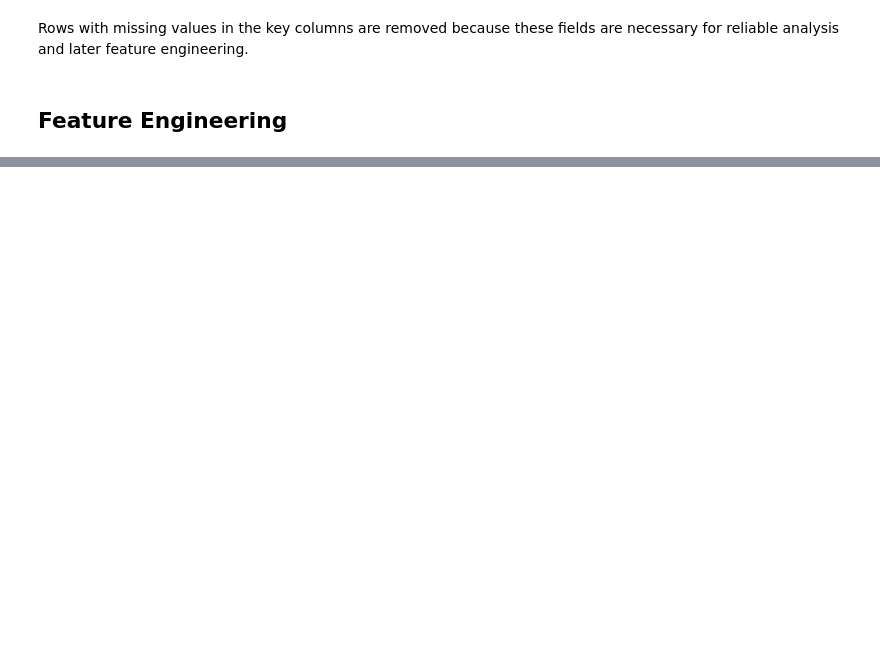
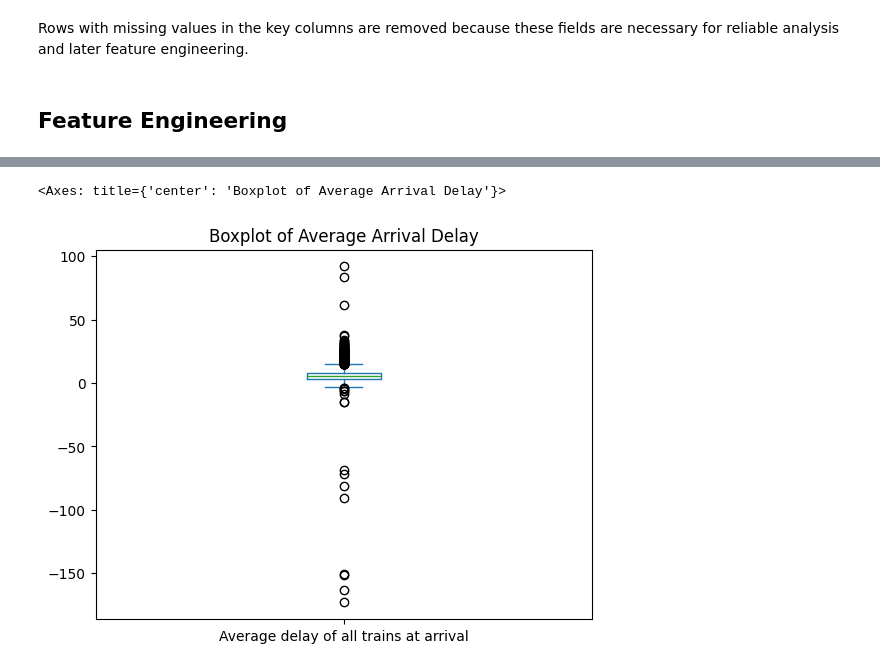
Before and after one commit to dianatrc/tardis, a Jupyter notebook: tardis_eda.ipynb, the cells around one changed output, grey strips where cells are left out. Cells and saved outputs as stored; diff of their text form; code cells hidden in the pictures; blank space fills up the shorter version.

```diff
--- a/tardis_eda.ipynb
+++ b/tardis_eda.ipynb
@@ -117,3 +223,9 @@ The average delay is 18 minutes and the median delay is 15 minutes. This suggest
 # %%
-df["delay_minutes"].plot(kind="box", title="Boxplot of delay minutes")
+df["Average delay of all trains at arrival"].plot(
+    kind="box",
+    title="Boxplot of Average Arrival Delay"
+)
+# %% [output]
+<Axes: title={'center': 'Boxplot of Average Arrival Delay'}>
+[figure, added]
 # %%
```
Also changed, not shown: parts of 29 cells of this notebook, 1 other file.
